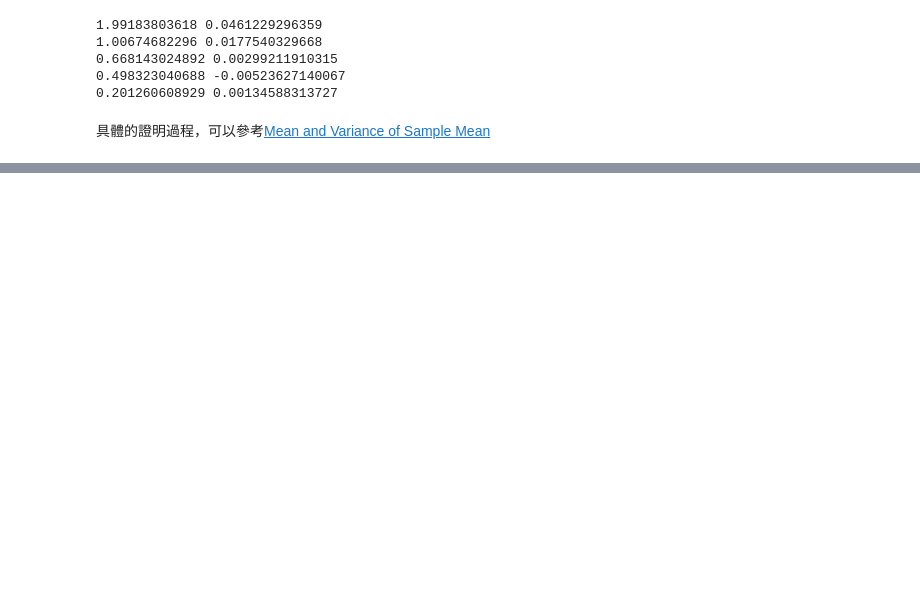
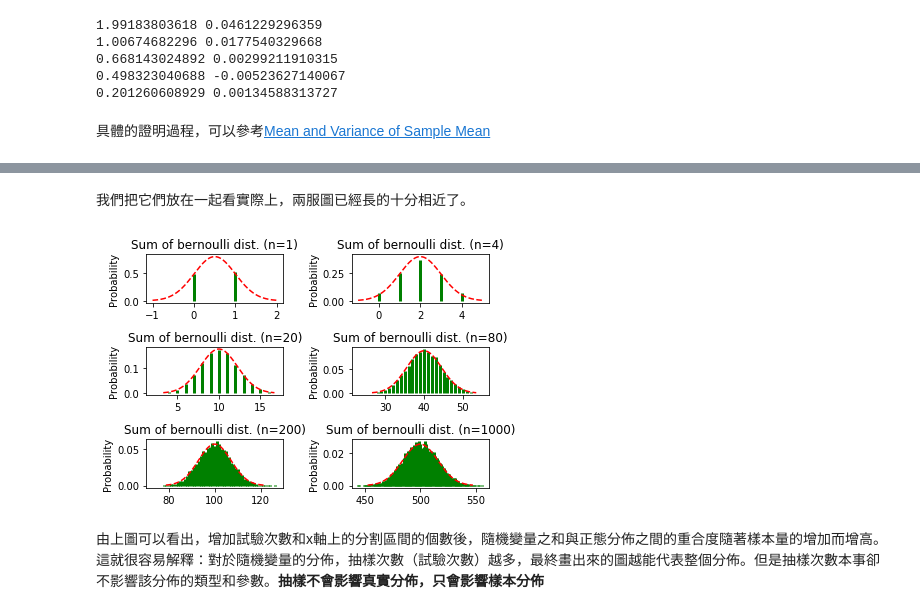
Before and after one commit to TerenceLiu98/Undergraduate-in-Statistics, a Jupyter notebook: jupyterfiles/Use PY in Advanced Statistics .ipynb, the cells around one changed output, grey strips where cells are left out. Drawn from its saved outputs; the diff is of its cells as text; code cells hidden in the pictures; blank space fills up the shorter version.

```diff
--- a/jupyterfiles/Use PY in Advanced Statistics .ipynb
+++ b/jupyterfiles/Use PY in Advanced Statistics .ipynb
@@ -1025,0 +1175,77 @@ mean_and_std_of_sample_mean(ss=sample_size, group_n=group_num)
+# %% [markdown]
+我們把它們放在一起看實際上，兩服圖已經長的十分相近了。
+# %%
+# -*- coding: utf-8 -*-
+import numpy as np
+import matplotlib.pyplot as plt
+from scipy import stats
+
+"""
+Created on Sun Nov 12 08:44:37 2017
+
+@author: Belter
+"""
+
+
+def sampling2pmf(n, dist, t=10000):
+    """
+    n: sample size for each experiment
+    t: how many times do you do experiment, fix in 10000
+    dist: frozen distribution
+    """
+    ber_dist = dist
+    sum_of_samples = []
+    for i in range(t):
+        samples = ber_dist.rvs(size=n)  # 与每次取一个值，取n次效果相同
+        sum_of_samples.append(np.sum(samples))
+    val, cnt = np.unique(sum_of_samples, return_counts=True)
+    pmf = cnt / len(sum_of_samples)
+    return val, pmf
+
+
+def plot(n, dist, subplot, plt_handle):
+    """
+    :param n: sample size
+    :param dist: distribution of each single sample
+    :param subplot: location of sub-graph, such as 221, 222, 223, 224
+    :param plt_handle: plt object
+    :return: plt object
+    """
+    bins = 10000
+    plt = plt_handle
+    plt.subplot(subplot)
+    mu = n * dist.mean()
+    sigma = np.sqrt(n * dist.var())
+    samples = sampling2pmf(n=n, dist=dist)
+    plt.vlines(samples[0], 0, samples[1],
+               colors='g', linestyles='-', lw=3)
+    plt.ylabel('Probability')
+    plt.title('Sum of bernoulli dist. (n={})'.format(n))
+    # normal distribution
+    norm_dis = stats.norm(mu, sigma)
+    norm_x = np.linspace(mu - 3 * sigma, mu + 3 * sigma, bins)
+    pdf1 = norm_dis.pdf(norm_x)
+    plt.plot(norm_x, pdf1, 'r--')
+    return plt
+
+size = [1, 4, 20, 80, 200, 1000]
+
+# sum of bernoulli distribution
+dist_type = 'bern'
+bern_para = [0.5]
+single_sample_dist = stats.bernoulli(p=bern_para[0])  # 定义一个伯努利分布
+
+# 下面是利用matplotlib画图
+plt.figure(1)
+plt = plot(n=size[0], dist=single_sample_dist, subplot=321, plt_handle=plt)
+plt = plot(n=size[1], dist=single_sample_dist, subplot=322, plt_handle=plt)
+plt = plot(n=size[2], dist=single_sample_dist, subplot=323, plt_handle=plt)
+plt = plot(n=size[3], dist=single_sample_dist, subplot=324, plt_handle=plt)
+plt = plot(n=size[4], dist=single_sample_dist, subplot=325, plt_handle=plt)
+plt = plot(n=size[5], dist=single_sample_dist, subplot=326, plt_handle=plt)
+plt.tight_layout()
+plt.savefig('sum_of_{}_dist.png'.format(dist_type), dpi=200)
+# %% [output]
+[figure, added]
+# %% [markdown]
+由上圖可以看出，增加試驗次數和x軸上的分割區間的個數後，隨機變量之和與正態分佈之間的重合度隨著樣本量的增加而增高。這就很容易解釋：對於隨機變量的分佈，抽樣次數（試驗次數）越多，最終畫出來的圖越能代表整個分佈。但是抽樣次數本事卻不影響該分佈的類型和參數。**抽樣不會影響真實分佈，只會影響樣本分佈**
```
Also changed, not shown: parts of 12 cells of this notebook, 1 other file.
